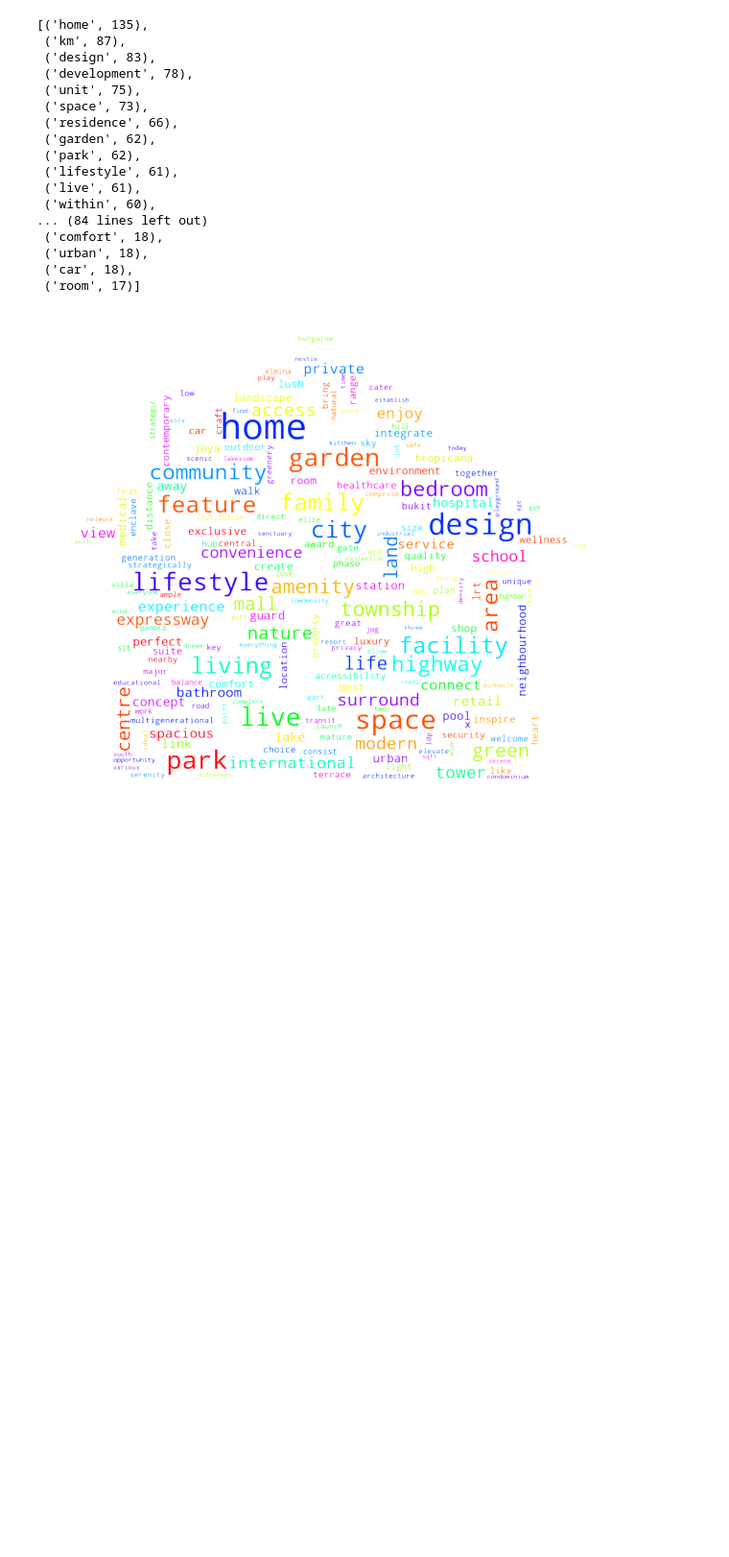
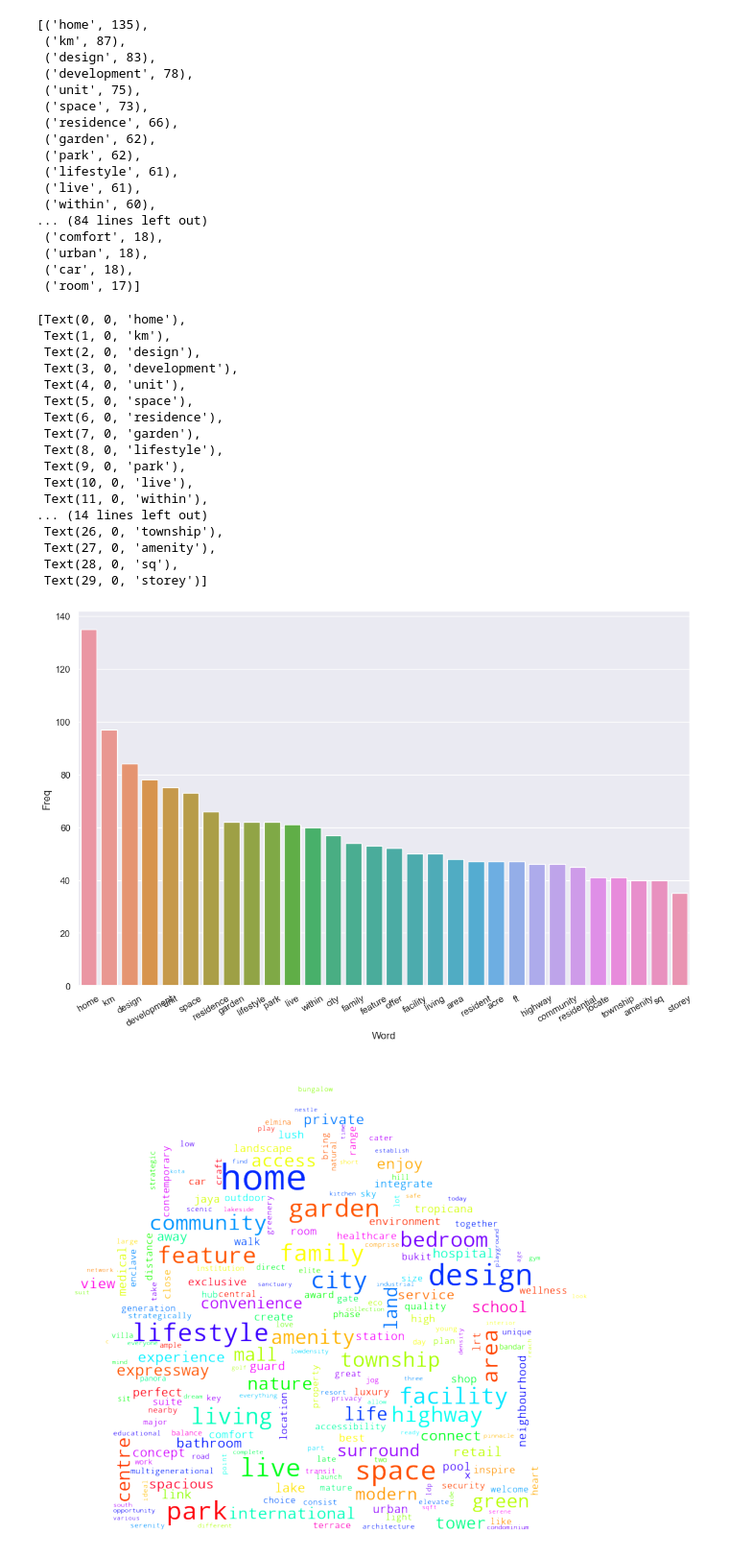
Before and after one commit to Bsting/fc_aps_mini_project_1, a Jupyter notebook: world_cloud/iproperty_word_cloud.ipynb, the cells around one changed output. Shown at 96% size. Drawn from its saved outputs; the diff is of its cells as text; code cells hidden in the pictures; blank space fills up the shorter version.

Commit message:
Add unigram bar plot of top 30 freq words

```diff
--- a/world_cloud/iproperty_word_cloud.ipynb
+++ b/world_cloud/iproperty_word_cloud.ipynb
@@ -2587,6 +2588,45 @@ cnt.most_common(100)
  ('urban', 18),
  ('car', 18),
  ('room', 17)]
+# %%
+# plot first 30 uni-grams
+from sklearn.feature_extraction.text import CountVectorizer
+def get_top_n_words(corpus,n=None):
+    vec = CountVectorizer().fit(corpus)
+    bag_of_words = vec.transform(corpus)
+    sum_words=bag_of_words.sum(axis=0)
+    word_freq=[(word, sum_words[0,idx]) for word, idx in vec.vocabulary_.items()]
+    words_freq=sorted(word_freq, key=lambda x:x[1],reverse=True)
+    return words_freq[:n]
+
+# convert most freq words to dataframe for plotting bar plot
+top_words = get_top_n_words(df_project["description"], n=30)
+top_df = pd.DataFrame(top_words)
+top_df.columns=["Word","Freq"]
+
+# barplot of most freq words
+sns.set(rc={'figure.figsize':(13,8)})
+g = sns.barplot(x="Word",y="Freq", data=top_df)
+g.set_xticklabels(g.get_xticklabels(),rotation=30)
+# %% [output]
+[Text(0, 0, 'home'),
+ Text(1, 0, 'km'),
+ Text(2, 0, 'design'),
+ Text(3, 0, 'development'),
+ Text(4, 0, 'unit'),
+ Text(5, 0, 'space'),
+ Text(6, 0, 'residence'),
+ Text(7, 0, 'garden'),
+ Text(8, 0, 'lifestyle'),
+ Text(9, 0, 'park'),
+ Text(10, 0, 'live'),
+ Text(11, 0, 'within'),
+... (14 lines left out)
+ Text(26, 0, 'township'),
+ Text(27, 0, 'amenity'),
+ Text(28, 0, 'sq'),
+ Text(29, 0, 'storey')]
+[figure, added]
 # %%
 # add unwanted words in STOPWORDS
 STOPWORDS.add('km')
```
Also changed, not shown: parts of 1 cell of this notebook.
